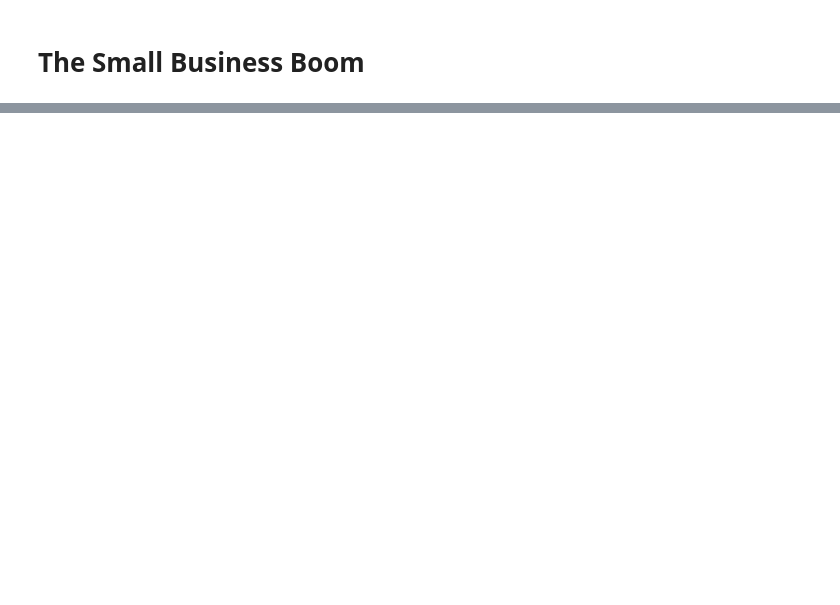
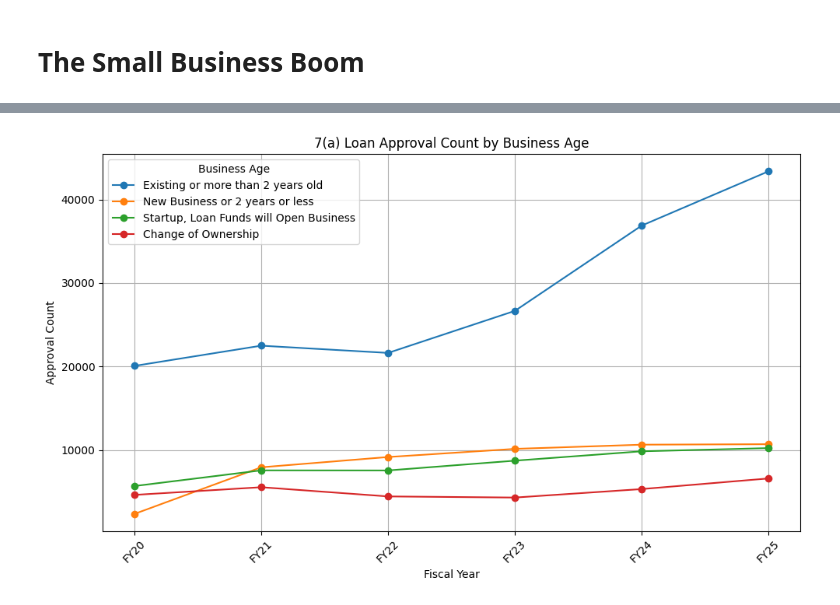
Before and after one commit to rladia/The-Small-Business-Boom, a Jupyter notebook: InitialDataCleaning.ipynb, the cells around one changed output, grey strips where cells are left out. Cells and saved outputs as stored; diff of their text form; code cells hidden in the pictures; blank space fills up the shorter version.

```diff
--- a/InitialDataCleaning.ipynb
+++ b/InitialDataCleaning.ipynb
@@ -67,0 +67,63 @@ The graph above shows relative Google searches for Social Media Marketing (blue)
+# %%
+df = pd.read_csv("SBA-7(a)-and-504.csv")
+
+loan_df = df.loc[(df.index == 0) | (~df.isna().any(axis=1))].copy()
+
+for col in loan_df.columns[1:]:
+    loan_df.loc[:,col] = (
+        loan_df[col]
+        .astype(str)
+        .str.replace(r'[,$%]', '', regex=True)
+        .str.strip()
+    )
+    loan_df.loc[:, col] = pd.to_numeric(loan_df[col], errors='coerce')
+
+biz_age_rows = [
+    "Business Age - Existing or more than 2 years old",
+    "Business Age - New Business or 2 years or less",
+    "Business Age - Startup, Loan Funds will Open Business",
+    "Business Age - Change of Ownership"
+]
+
+count_7a_cols = [
+    "FY20 7(a) Approval Count",
+    "FY21  7(a) Approval Count",
+    "FY22 7(a) Approval Count",
+    "FY23 7(a) Approval Count",
+    "FY24 7(a) Approval Count",
+    "FY25 7(a) Approval Count"
+]
+
+cols = ', '.join([f'"{c}"' for c in (["Portfolio Segment"] + count_7a_cols)])
+
+query = f"""
+SELECT {cols}
+    FROM loan_df
+    WHERE "Portfolio Segment" IN (SELECT UNNEST($biz_ages))
+"""
+count_7a_df = duckdb.execute(query, {'biz_ages': biz_age_rows}).df()
+
+count_7a_df.set_index('Portfolio Segment', inplace=True)
+
+df_plot = count_7a_df.T
+
+# Clean up x-axis labels to only include year
+df_plot.index = df_plot.index.str.extract(r'(FY\d{2})')[0]
+
+# Clean up legend labels
+df_plot.columns = df_plot.columns.str.replace(r'^Business Age - ', '', regex=True)
+
+plt.figure(figsize=(10,6))
+for col in df_plot.columns:
+    plt.plot(df_plot.index, df_plot[col], marker='o', label=col)
+
+plt.title("7(a) Loan Approval Count by Business Age")
+plt.xlabel("Fiscal Year")
+plt.ylabel("Approval Count")
+plt.xticks(rotation=45)
+plt.legend(title="Business Age")
+plt.grid(True)
+plt.tight_layout()
+plt.show()
+# %% [output]
+[figure, added]
```
Also changed, not shown: parts of 3 cells of this notebook.
